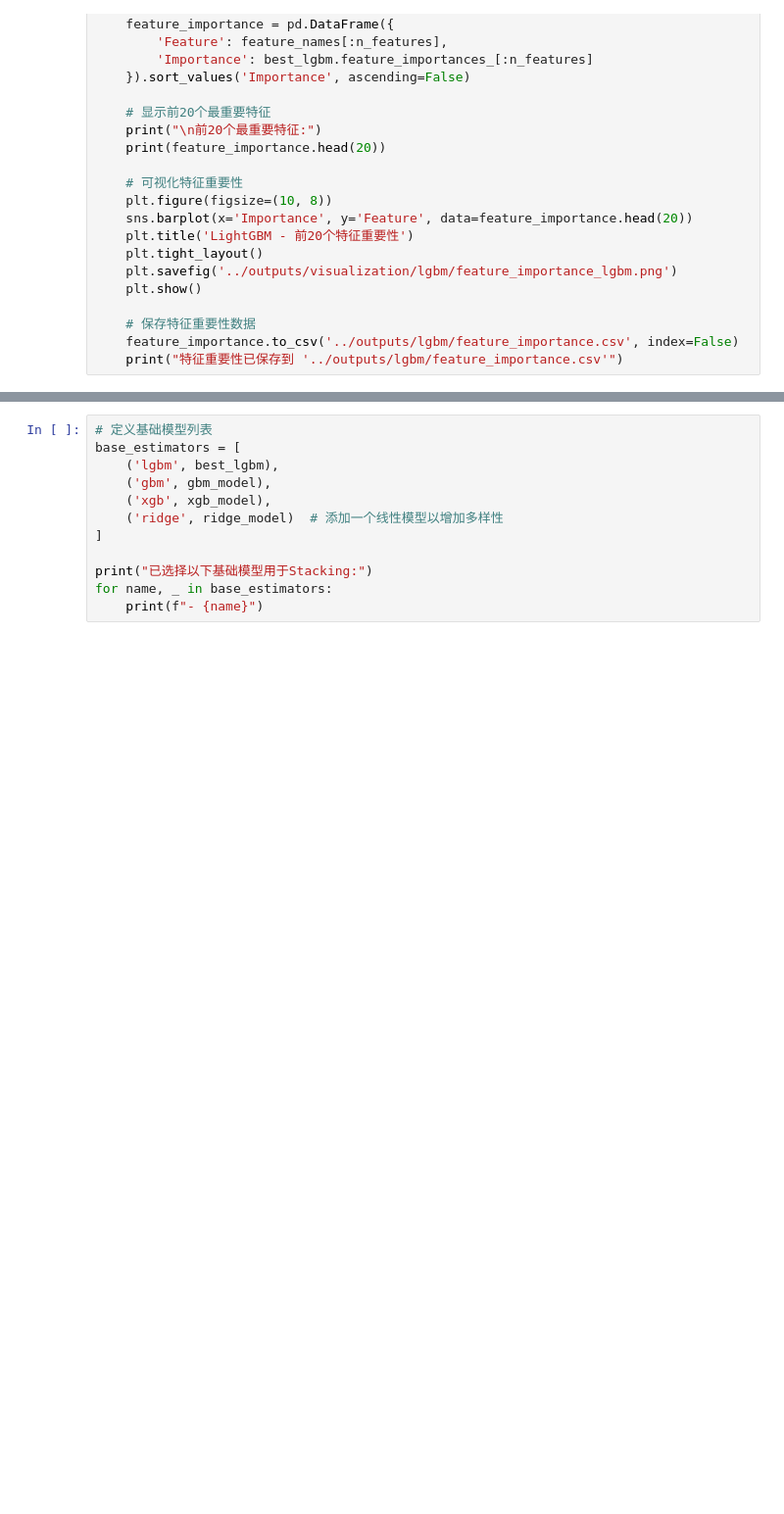
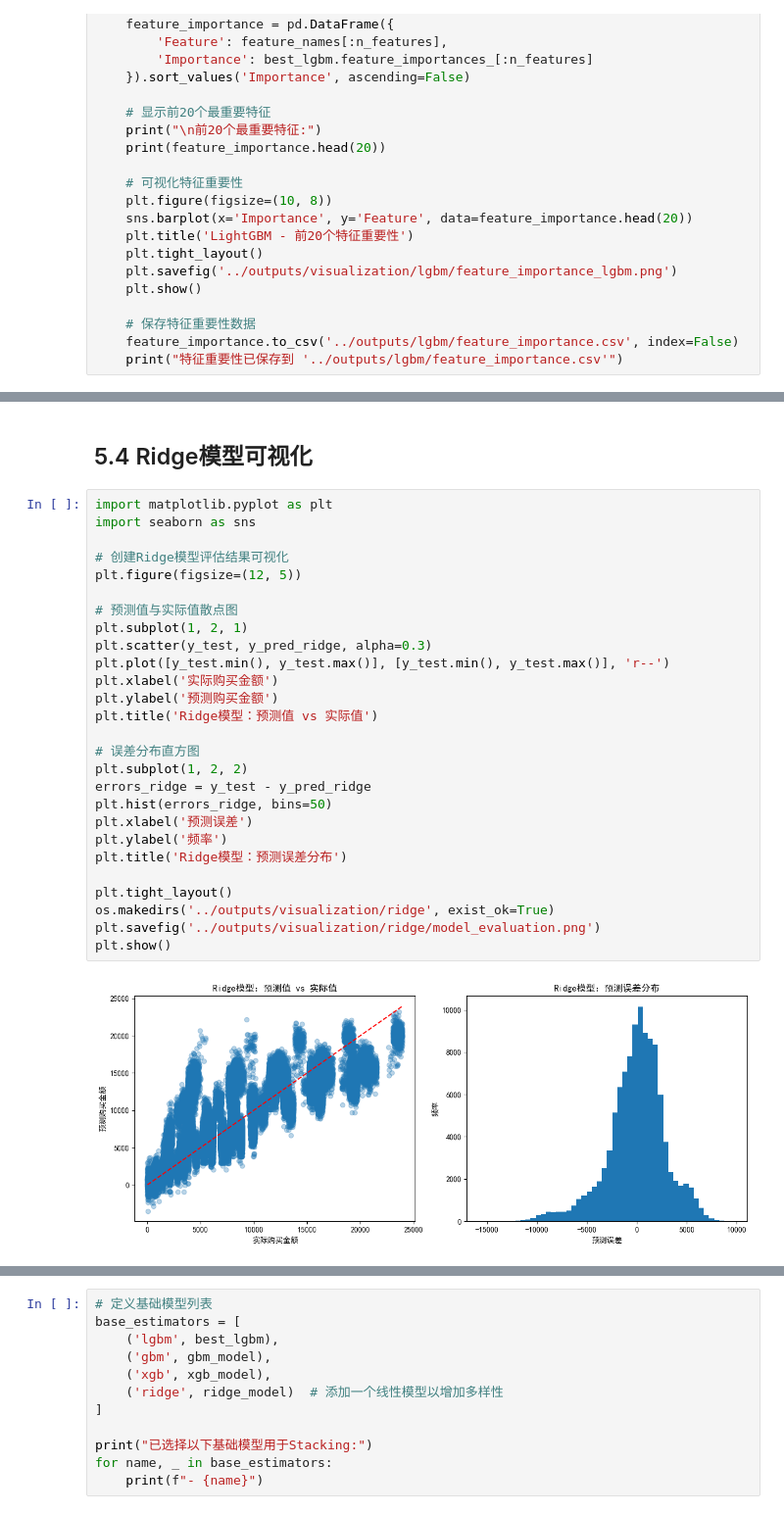
Before and after one commit to PinmogeJoshua/simple-mixrec, a Jupyter notebook: notebooks/models_train.ipynb, the cells around one changed output, grey strips where cells are left out. Shown at 98% size. Cells and saved outputs as stored; diff of their text form; blank space fills up the shorter version.

```diff
--- a/notebooks/models_train.ipynb
+++ b/notebooks/models_train.ipynb
@@ -468,0 +701,31 @@ if hasattr(best_lgbm, 'feature_importances_'):
+# %% [markdown]
+## 5.4 Ridge模型可视化
+# %%
+import matplotlib.pyplot as plt
+import seaborn as sns
+
+# 创建Ridge模型评估结果可视化
+plt.figure(figsize=(12, 5))
+
+# 预测值与实际值散点图
+plt.subplot(1, 2, 1)
+plt.scatter(y_test, y_pred_ridge, alpha=0.3)
+plt.plot([y_test.min(), y_test.max()], [y_test.min(), y_test.max()], 'r--')
+plt.xlabel('实际购买金额')
+plt.ylabel('预测购买金额')
+plt.title('Ridge模型：预测值 vs 实际值')
+
+# 误差分布直方图
+plt.subplot(1, 2, 2)
+errors_ridge = y_test - y_pred_ridge
+plt.hist(errors_ridge, bins=50)
+plt.xlabel('预测误差')
+plt.ylabel('频率')
+plt.title('Ridge模型：预测误差分布')
+
+plt.tight_layout()
+os.makedirs('../outputs/visualization/ridge', exist_ok=True)
+plt.savefig('../outputs/visualization/ridge/model_evaluation.png')
+plt.show()
+# %% [output]
+[figure, added]
```
Also changed, not shown: parts of 51 cells of this notebook, 12 other files.
